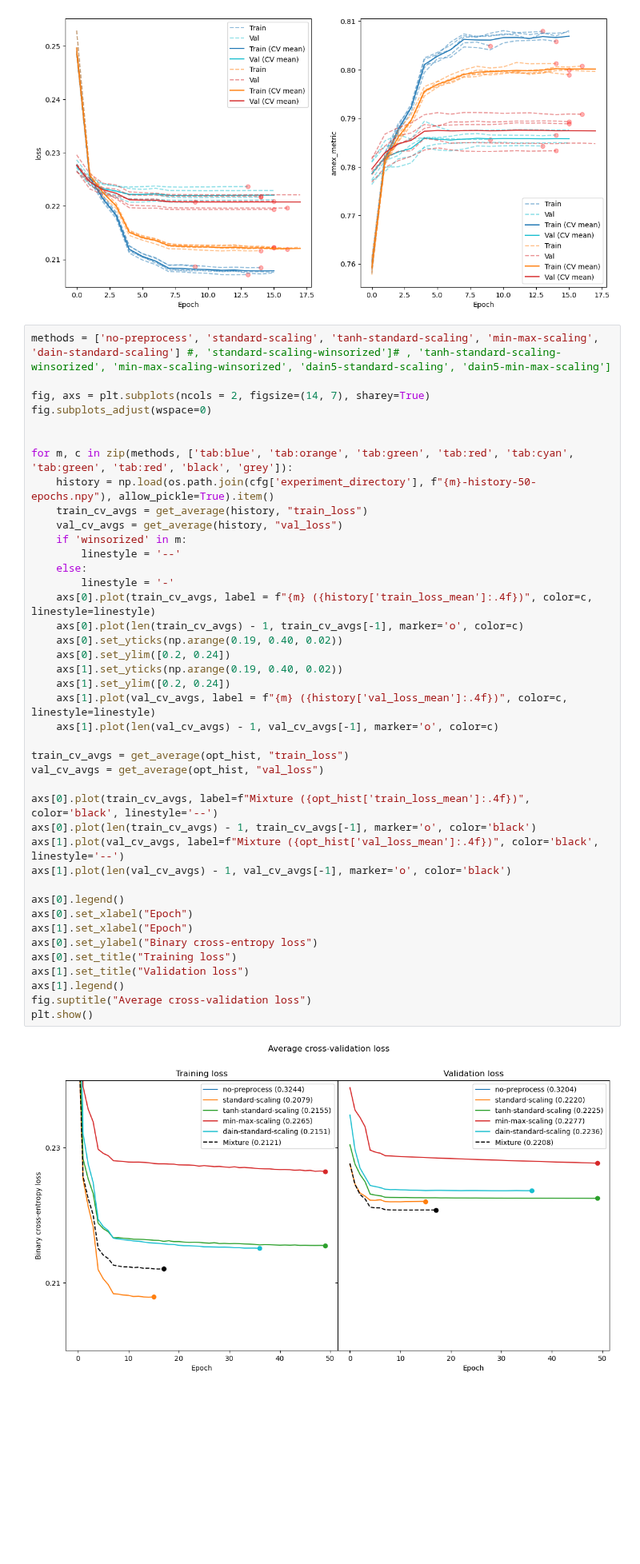
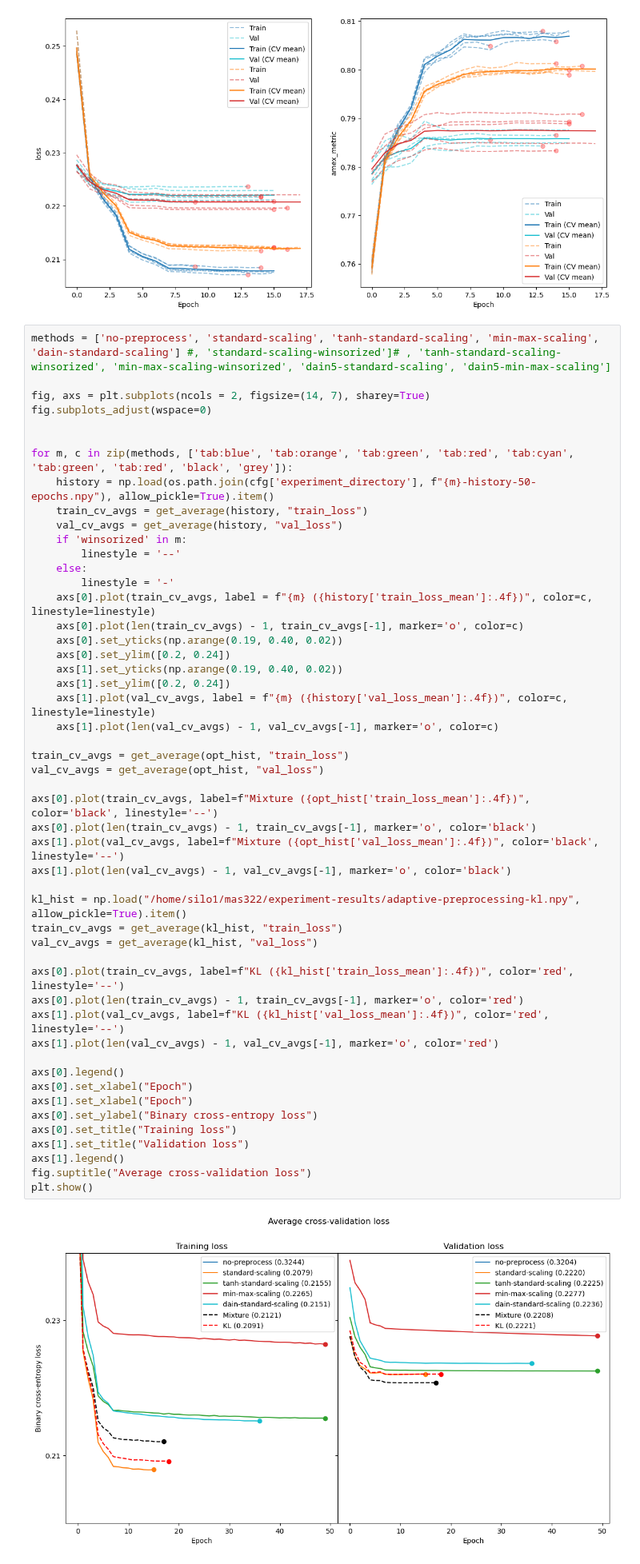
Before and after one commit to marcusGH/edain_paper, a Jupyter notebook: notebooks/static_preprocessing_classes.ipynb, the cells around one changed output. Shown at 80% size. Drawn from its saved outputs; the diff is of its cells as text; blank space fills up the shorter version.

Commit message:
Finish basic adaptive KL preprocessing experiment

```diff
--- a/notebooks/static_preprocessing_classes.ipynb
+++ b/notebooks/static_preprocessing_classes.ipynb
@@ -898,31 +897,40 @@ for m, c in zip(methods, ['tab:blue', 'tab:orange', 'tab:green', 'tab:red', 'tab
         linestyle = '--'
     else:
         linestyle = '-'
     axs[0].plot(train_cv_avgs, label = f"{m} ({history['train_loss_mean']:.4f})", color=c, linestyle=linestyle)
     axs[0].plot(len(train_cv_avgs) - 1, train_cv_avgs[-1], marker='o', color=c)
     axs[0].set_yticks(np.arange(0.19, 0.40, 0.02))
     axs[0].set_ylim([0.2, 0.24])
     axs[1].set_yticks(np.arange(0.19, 0.40, 0.02))
     axs[1].set_ylim([0.2, 0.24])
     axs[1].plot(val_cv_avgs, label = f"{m} ({history['val_loss_mean']:.4f})", color=c, linestyle=linestyle)
     axs[1].plot(len(val_cv_avgs) - 1, val_cv_avgs[-1], marker='o', color=c)
 
 train_cv_avgs = get_average(opt_hist, "train_loss")
 val_cv_avgs = get_average(opt_hist, "val_loss")
 
 axs[0].plot(train_cv_avgs, label=f"Mixture ({opt_hist['train_loss_mean']:.4f})", color='black', linestyle='--')
 axs[0].plot(len(train_cv_avgs) - 1, train_cv_avgs[-1], marker='o', color='black')
 axs[1].plot(val_cv_avgs, label=f"Mixture ({opt_hist['val_loss_mean']:.4f})", color='black', linestyle='--')
 axs[1].plot(len(val_cv_avgs) - 1, val_cv_avgs[-1], marker='o', color='black')
 
+kl_hist = np.load("/home/silo1/mas322/experiment-results/adaptive-preprocessing-kl.npy", allow_pickle=True).item()
+train_cv_avgs = get_average(kl_hist, "train_loss")
+val_cv_avgs = get_average(kl_hist, "val_loss")
+
+axs[0].plot(train_cv_avgs, label=f"KL ({kl_hist['train_loss_mean']:.4f})", color='red', linestyle='--')
+axs[0].plot(len(train_cv_avgs) - 1, train_cv_avgs[-1], marker='o', color='red')
+axs[1].plot(val_cv_avgs, label=f"KL ({kl_hist['val_loss_mean']:.4f})", color='red', linestyle='--')
+axs[1].plot(len(val_cv_avgs) - 1, val_cv_avgs[-1], marker='o', color='red')
+
 axs[0].legend()
 axs[0].set_xlabel("Epoch")
 axs[1].set_xlabel("Epoch")
 axs[0].set_ylabel("Binary cross-entropy loss")
 axs[0].set_title("Training loss")
 axs[1].set_title("Validation loss")
 axs[1].legend()
 fig.suptitle("Average cross-validation loss")
 plt.show()
 # %% [output]
-[figure, old version]
+[figure, new version]
```
Also changed, not shown: parts of 4 cells of this notebook, 4 other files.
